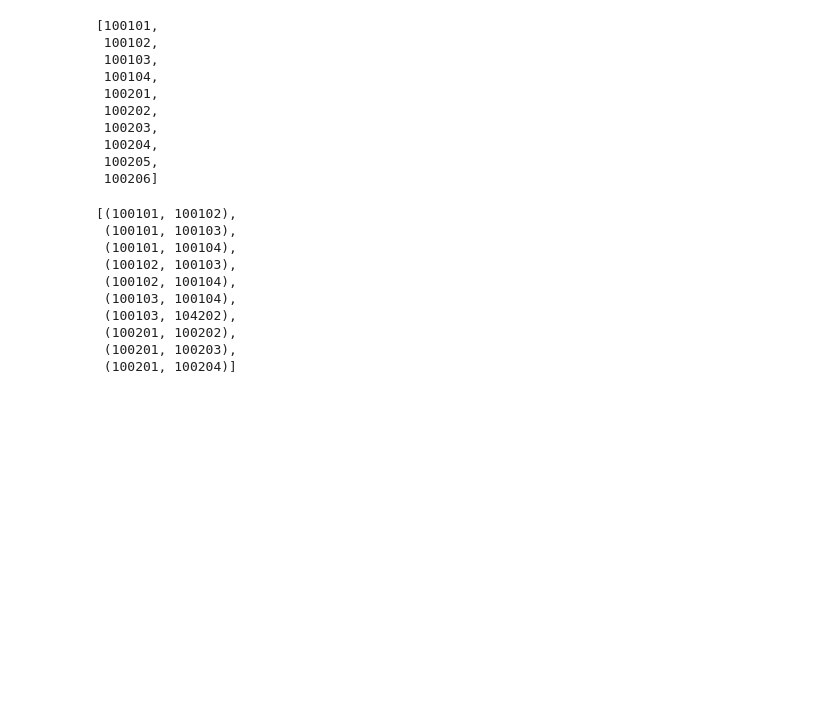
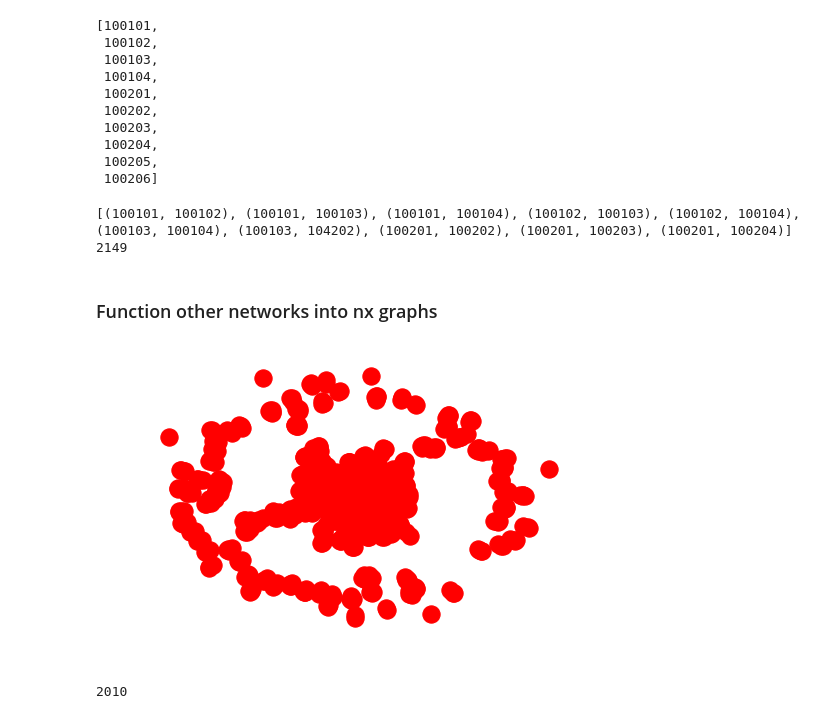
Before and after one commit to jeremyd1/Social-Networks, a Jupyter notebook: Microfinance/scripts/village1_networks.ipynb, the cells around one changed output. Cells and saved outputs as stored; diff of their text form; code cells hidden in the pictures; blank space fills up the shorter version.

```diff
--- a/Microfinance/scripts/village1_networks.ipynb
+++ b/Microfinance/scripts/village1_networks.ipynb
@@ -84,18 +106,29 @@ list(BM_graph.nodes())[0:10]
  100205,
  100206]
 # %%
-list(BM_graph.edges())[0:10]
+print(list(BM_graph.edges())[0:10])
+print(len(BM_graph.edges()))
 # %% [output]
-[(100101, 100102),
- (100101, 100103),
- (100101, 100104),
- (100102, 100103),
- (100102, 100104),
- (100103, 100104),
- (100103, 104202),
- (100201, 100202),
- (100201, 100203),
- (100201, 100204)]
+[(100101, 100102), (100101, 100103), (100101, 100104), (100102, 100103), (100102, 100104), (100103, 100104), (100103, 104202), (100201, 100202), (100201, 100203), (100201, 100204)]
+2149
 # %%
 BM_file = open("../pickles/v1_BM.pickle", "wb")
 pickle.dump(BM_graph, BM_file)
+# %% [markdown]
+<h3> Function other networks into nx graphs </h3>
+# %%
+def file_to_nx(file, key_map):
+    df = pd.read_csv(file, header = None)
+    g = nx.Graph(df.values)
+    g = nx.relabel_nodes(g, key_map)
+    return g
+# %%
+# Give Advice Data
+GA_graph = file_to_nx("../data/network/AdjMatrix/adj_giveadvice_vilno_1.csv", map_id)
+nx.draw(GA_graph)
+# %% [output]
+[figure, added]
+# %%
+len(GA_graph.edges())
+# %% [output]
+2010
```
Also changed, not shown: parts of 14 cells of this notebook, 3 other files.
